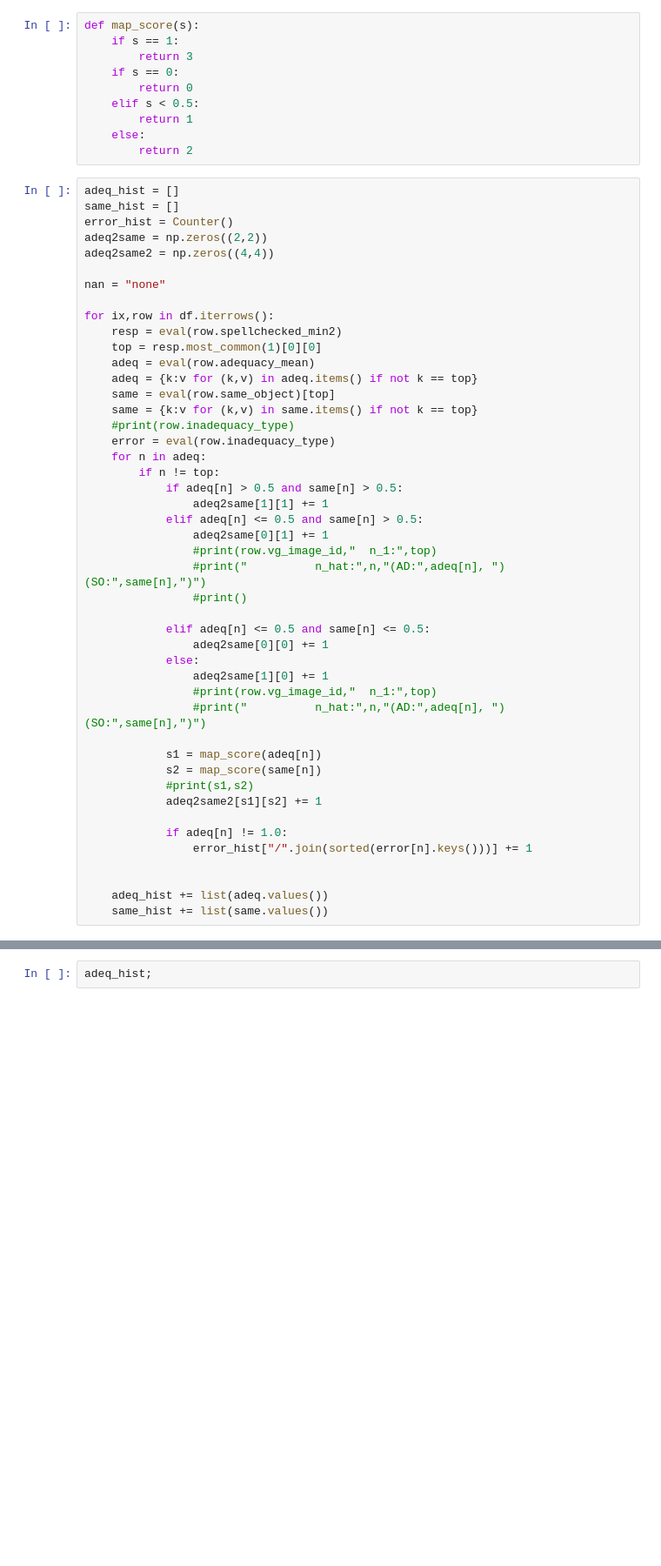
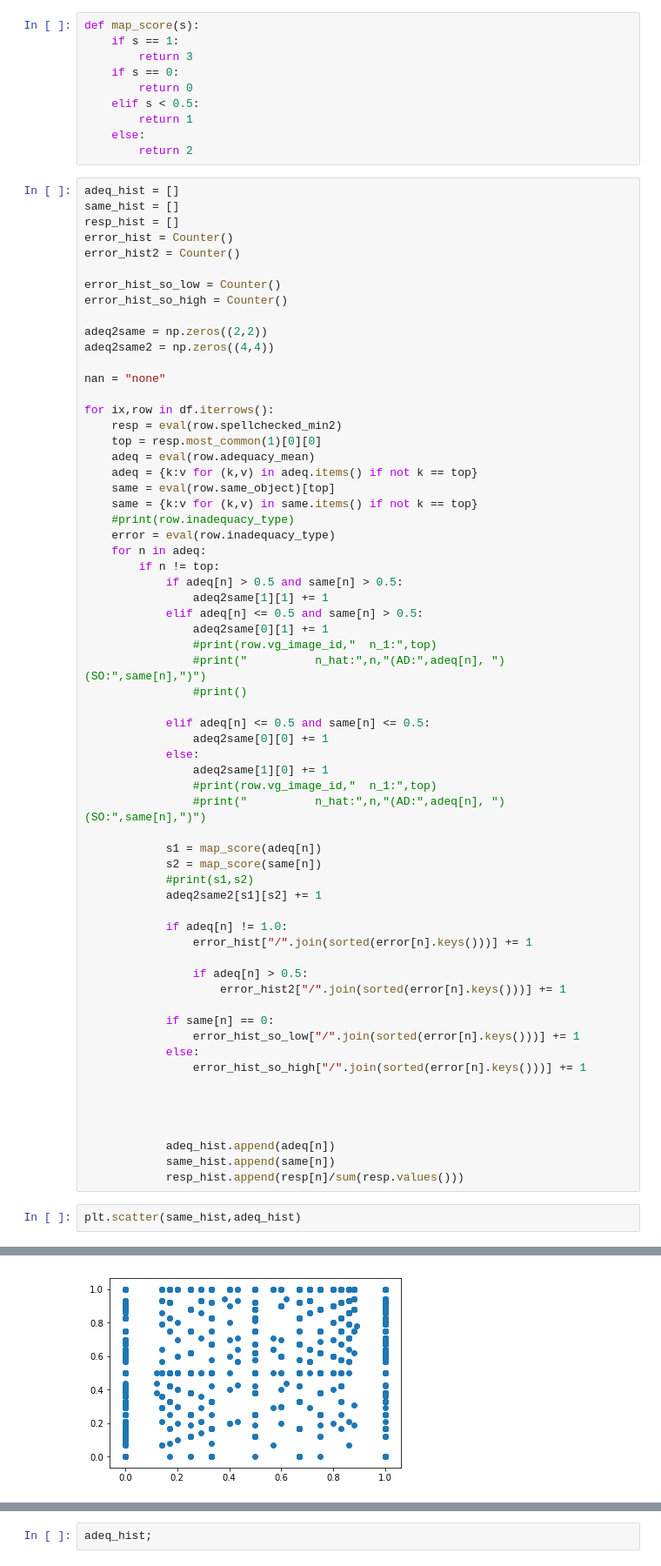
Before and after one commit to sinazarriess/many_names_collection, a Jupyter notebook: analysis/plot_adequacy_sina.ipynb, the cells around one changed output, grey strips where cells are left out. Shown at 87% size. Cells and saved outputs as stored; diff of their text form; blank space fills up the shorter version.

```diff
--- a/analysis/plot_adequacy_sina.ipynb
+++ b/analysis/plot_adequacy_sina.ipynb
@@ -85,7 +85,13 @@ def map_score(s):
 # %%
 adeq_hist = []
 same_hist = []
+resp_hist = []
 error_hist = Counter()
+error_hist2 = Counter()
+
+error_hist_so_low = Counter()
+error_hist_so_high = Counter()
+
 adeq2same = np.zeros((2,2))
 adeq2same2 = np.zeros((4,4))
 
@@ -125,6 +131,20 @@ for ix,row in df.iterrows():
             if adeq[n] != 1.0:
                 error_hist["/".join(sorted(error[n].keys()))] += 1
 
+                if adeq[n] > 0.5:
+                    error_hist2["/".join(sorted(error[n].keys()))] += 1
 
-    adeq_hist += list(adeq.values())
-    same_hist += list(same.values())
+            if same[n] == 0:
+                error_hist_so_low["/".join(sorted(error[n].keys()))] += 1
+            else:
+                error_hist_so_high["/".join(sorted(error[n].keys()))] += 1
+
+
+
+
+            adeq_hist.append(adeq[n])
+            same_hist.append(same[n])
+            resp_hist.append(resp[n]/sum(resp.values()))
+# %%
+plt.scatter(same_hist,adeq_hist)
+# %% [output]
@@ -130,0 +152 @@ for ix,row in df.iterrows():
+[figure, added]
```
Also changed, not shown: parts of 35 cells of this notebook.
